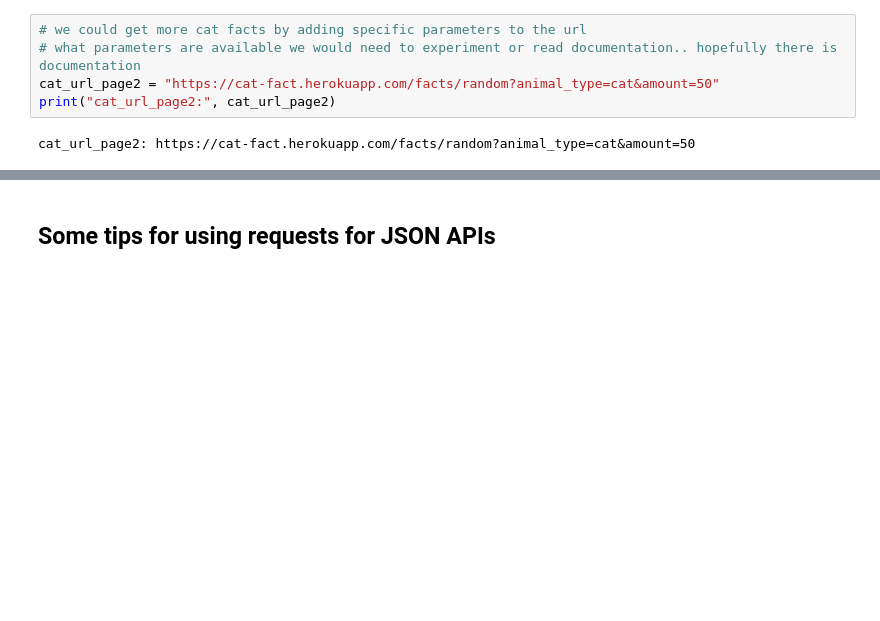
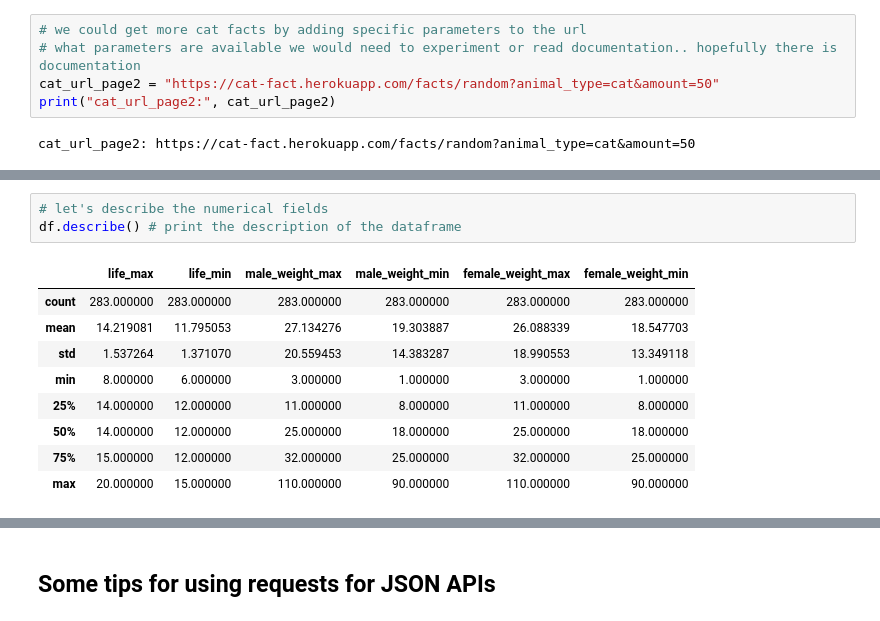
Before and after one commit to ValRCS/Python_RTU_2024_25, a Jupyter notebook: topic_14_json_apis/using_JSON_APIs.ipynb, the cells around one changed output, grey strips where cells are left out. Cells and saved outputs as stored; diff of their text form; blank space fills up the shorter version.

```diff
--- a/topic_14_json_apis/using_JSON_APIs.ipynb
+++ b/topic_14_json_apis/using_JSON_APIs.ipynb
@@ -443,0 +721,13 @@ cat_url_page2: https://cat-fact.herokuapp.com/facts/random?animal_type=cat&amoun
+# %%
+# let's describe the numerical fields
+df.describe() # print the description of the dataframe
+# %% [output]
+|  | life_max | life_min | male_weight_max | male_weight_min | female_weight_max | female_weight_min |
+| count | 283.000000 | 283.000000 | 283.000000 | 283.000000 | 283.000000 | 283.000000 |
+| mean | 14.219081 | 11.795053 | 27.134276 | 19.303887 | 26.088339 | 18.547703 |
+| std | 1.537264 | 1.371070 | 20.559453 | 14.383287 | 18.990553 | 13.349118 |
+| min | 8.000000 | 6.000000 | 3.000000 | 1.000000 | 3.000000 | 1.000000 |
+| 25% | 14.000000 | 12.000000 | 11.000000 | 8.000000 | 11.000000 | 8.000000 |
+| 50% | 14.000000 | 12.000000 | 25.000000 | 18.000000 | 25.000000 | 18.000000 |
+| 75% | 15.000000 | 12.000000 | 32.000000 | 25.000000 | 32.000000 | 25.000000 |
+| max | 20.000000 | 15.000000 | 110.000000 | 90.000000 | 110.000000 | 90.000000 |
```
Also changed, not shown: parts of 26 cells of this notebook, 2 other files.
